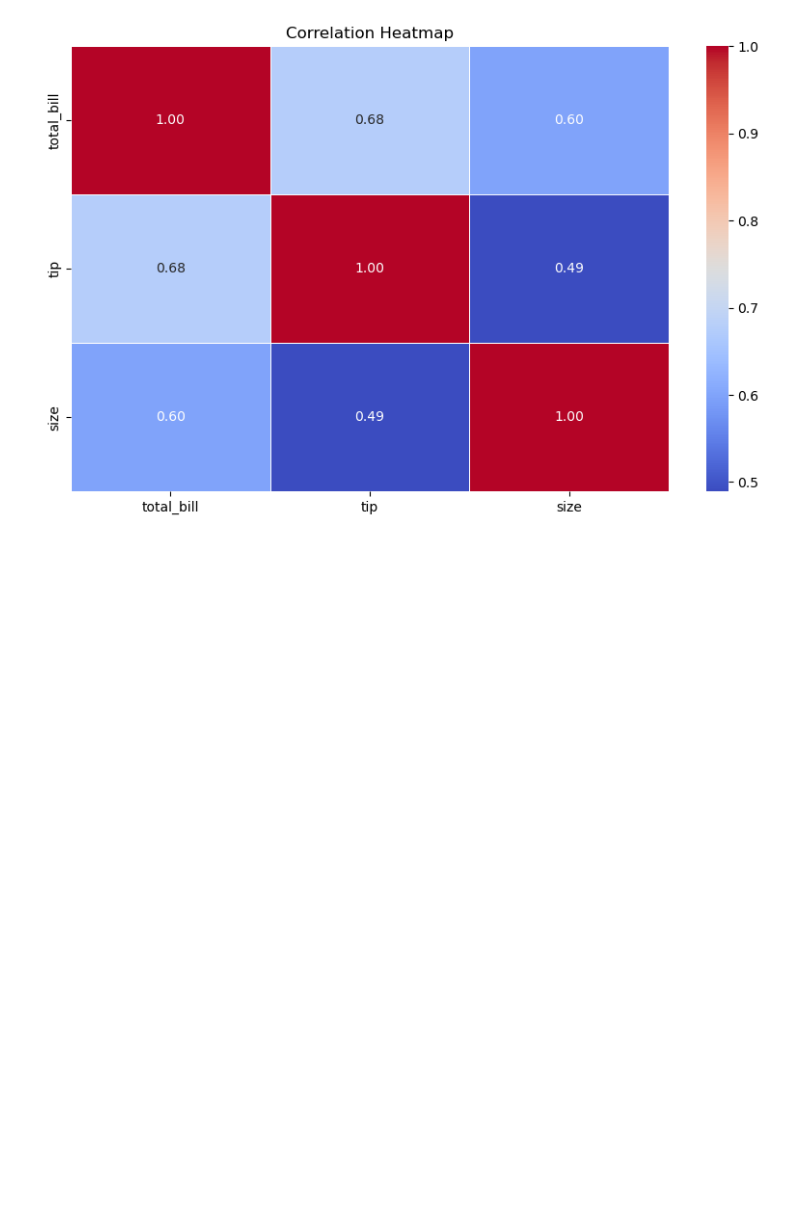
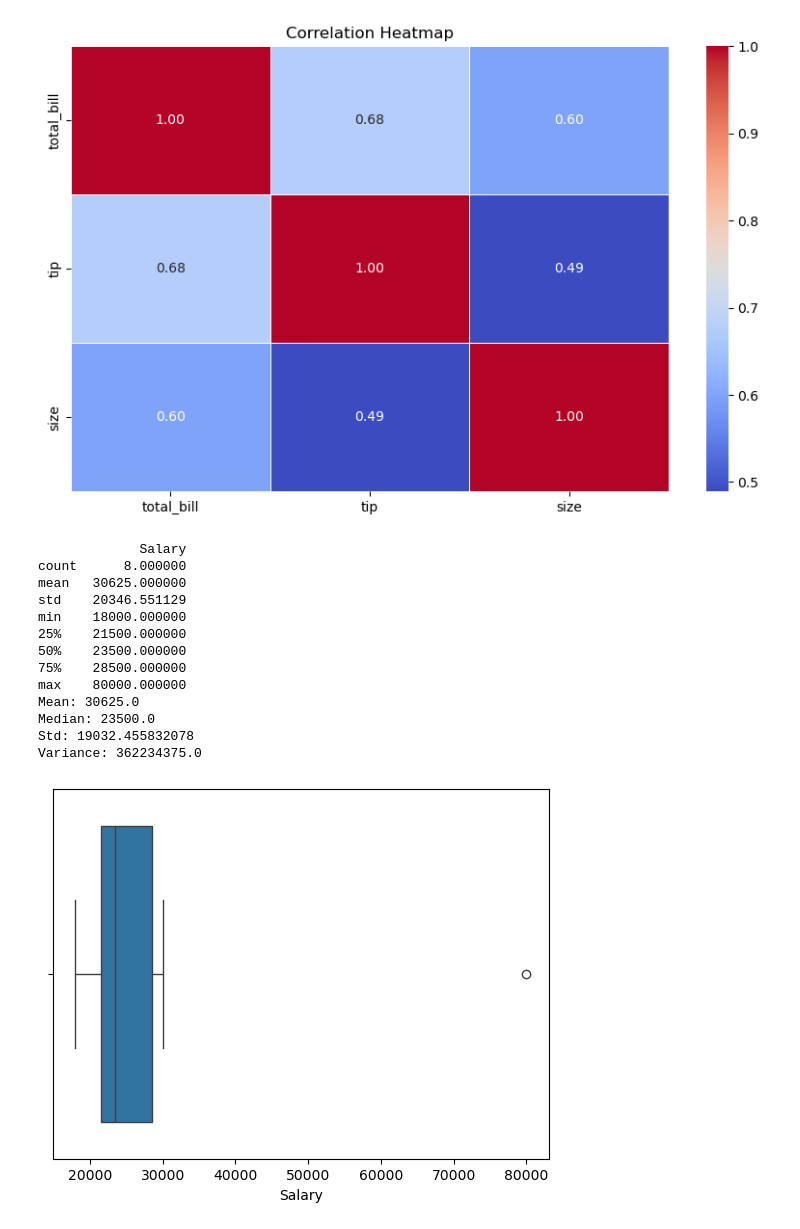
Before and after one commit to kirkiri-dev/statistics-practise, a Jupyter notebook: ststistics practise.ipynb, the cells around one changed output. Drawn from its saved outputs; the diff is of its cells as text; code cells hidden in the pictures; blank space fills up the shorter version.

```diff
--- a/ststistics practise.ipynb
+++ b/ststistics practise.ipynb
@@ -158,3 +158,32 @@ total_bill    1.000000  0.675734  0.598315
 tip           0.675734  1.000000  0.489299
 size          0.598315  0.489299  1.000000
 [figure]
+# %%
+import numpy as np
+import pandas as pd
+import seaborn as sns
+import matplotlib.pyplot as plt
+salary=[18000,20000,22000,22000,25000,28000,30000,80000]
+df=pd.DataFrame({"Salary":salary})
+print(df.describe())
+print("Mean:",np.mean(salary))
+print("Median:",np.median(salary))
+print("Std:",np.std(salary))
+print("Variance:",np.var(salary))
+sns.boxplot(x=df["Salary"])
+plt.show()
+# %% [output]
+             Salary
+count      8.000000
+mean   30625.000000
+std    20346.551129
+min    18000.000000
+25%    21500.000000
+50%    23500.000000
+75%    28500.000000
+max    80000.000000
+Mean: 30625.0
+Median: 23500.0
+Std: 19032.455832078
+Variance: 362234375.0
+[figure, added]
```
Also changed, not shown: parts of 11 cells of this notebook.
